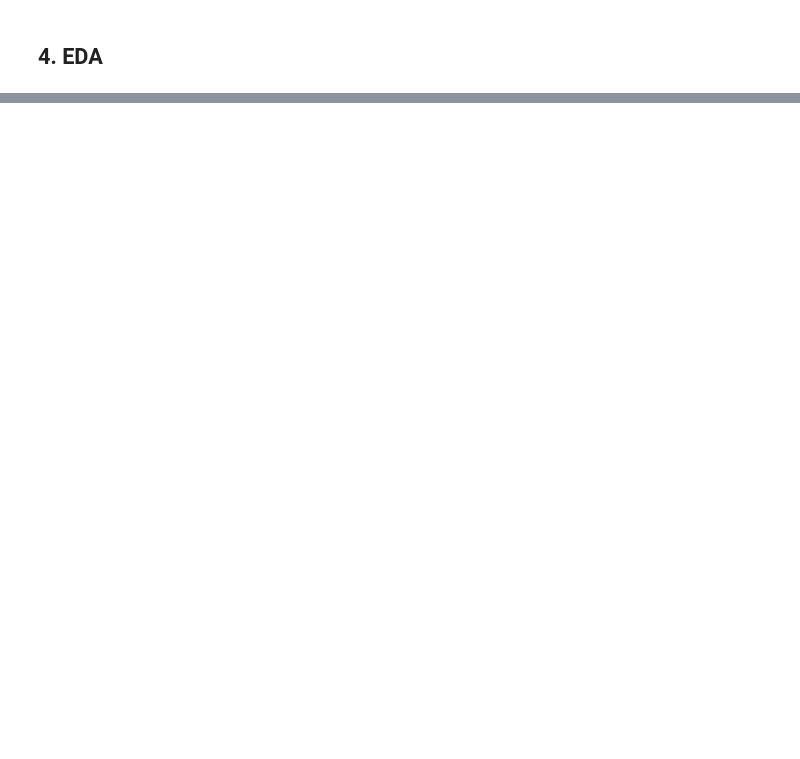
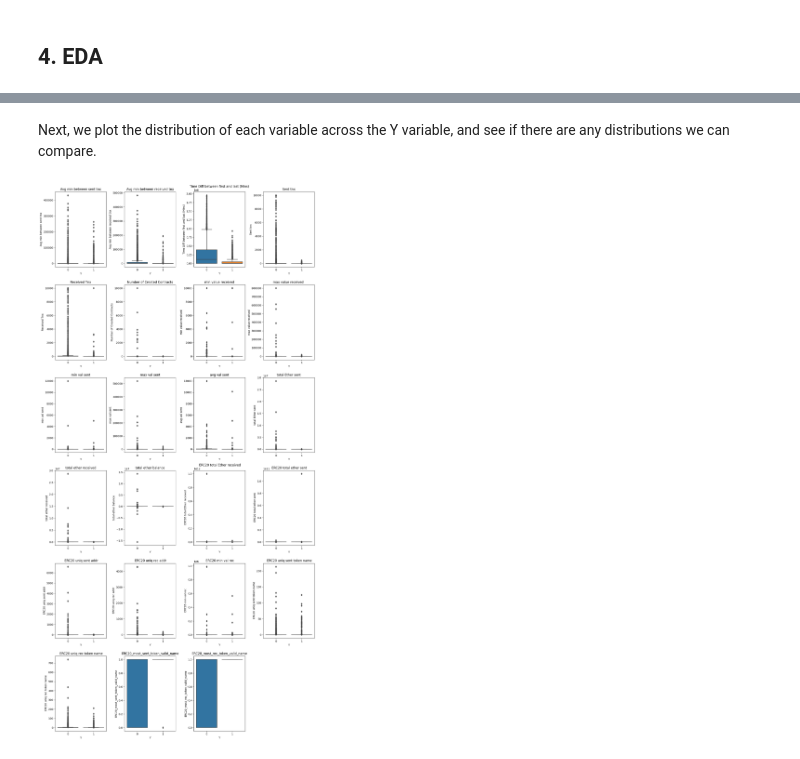
Before and after one commit to magiciansz/bt4012, a Jupyter notebook: ethereum_fraud_detection.ipynb, the cells around one changed output, grey strips where cells are left out. Drawn from its saved outputs; the diff is of its cells as text; code cells hidden in the pictures; blank space fills up the shorter version.

```diff
--- a/ethereum_fraud_detection.ipynb
+++ b/ethereum_fraud_detection.ipynb
@@ -204,0 +562,10 @@ dataset.drop(columns=[' ERC20 avg time between sent tnx', ' ERC20 avg time betwe
+# %%
+perfect_corr_cols = [' ERC20 max val sent', ' ERC20 min val sent', ' ERC20 avg val sent', ' ERC20 max val rec', ' ERC20 uniq rec contract addr']
+#re-check corr. matrix
+#drop cols w perfect corr
+num_vs.drop(columns=perfect_corr_cols, axis=1, inplace=True)
+correlation_new = num_vs.corr()
+
+# Apply a color gradient, map green background and set 2 decimal places
+correlation_styled = correlation_new.style.background_gradient(cmap='Greens').format("{:.2f}")
+correlation_styled
@@ -204,0 +620,11 @@ dataset.drop(columns=[' ERC20 avg time between sent tnx', ' ERC20 avg time betwe
+# %%
+highly_corr_cols = [ 'total transactions (including tnx to create contract', 'Unique Received From Addresses', 'Unique Sent To Addresses', ' Total ERC20 tnxs', ' ERC20 avg val rec', 'avg val received']
+
+#re-check corr. matrix
+#drop cols w perfect corr
+num_vs.drop(columns=highly_corr_cols, axis=1, inplace=True)
+correlation_new1 = num_vs.corr()
+
+# Apply a color gradient, map green background and set 2 decimal places
+correlation_styled = correlation_new1.style.background_gradient(cmap='Greens').format("{:.2f}")
+correlation_styled
@@ -204,0 +649,4 @@ dataset.drop(columns=[' ERC20 avg time between sent tnx', ' ERC20 avg time betwe
+# %%
+#corr. matrix looks ok now, apply column deletion on actual dataset
+drop_columns_corr = perfect_corr_cols + highly_corr_cols
+dataset.drop(columns=drop_columns_corr, axis=1, inplace=True)
@@ -204,0 +673,19 @@ dataset.drop(columns=[' ERC20 avg time between sent tnx', ' ERC20 avg time betwe
+# %% [markdown]
+Next, we plot the distribution of each variable across the Y variable, and see if there are any distributions we can compare.
+# %%
+numeric_columns = dataset.dtypes[dataset.dtypes != 'object'].index
+numeric_columns = list(numeric_columns)
+numeric_columns.remove('Y')
+# Determine the number of rows and columns for subplots
+num_rows = (len(numeric_columns) + 3) // 4  # Adjust based on the desired layout
+num_cols = 4  # You can change this based on your layout preference
+# Creating box plots for each numeric column based on 'Response'
+plt.figure(figsize=(15, 5*num_rows))
+for idx, column in enumerate(numeric_columns, start=1):
+    plt.subplot(num_rows, num_cols, idx)
+    sns.boxplot(data=dataset, x='Y', y=column)
+    plt.title(column)
+plt.tight_layout()
+plt.show()
+# %% [output]
+[figure, added]
```
Also changed, not shown: parts of 132 cells of this notebook.
